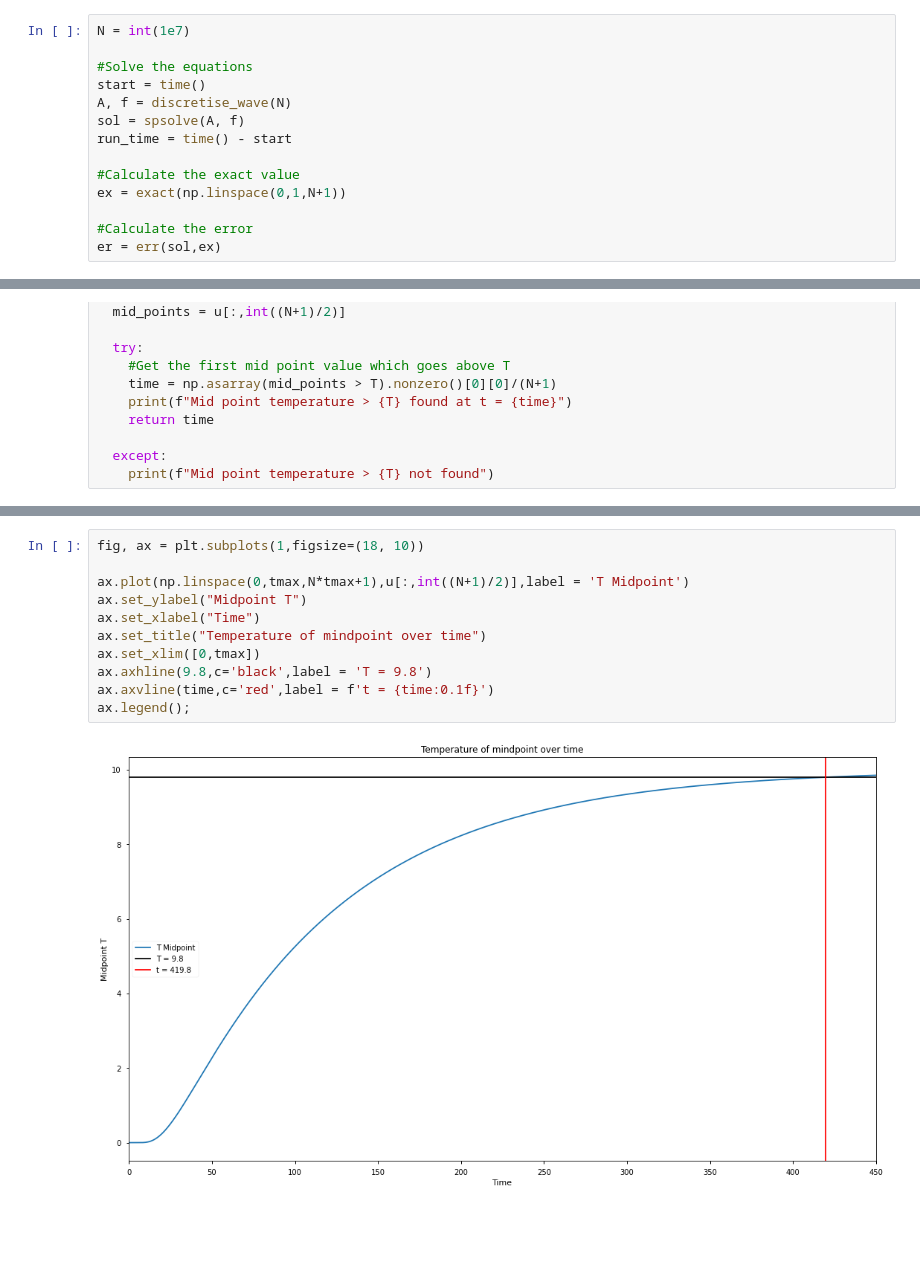
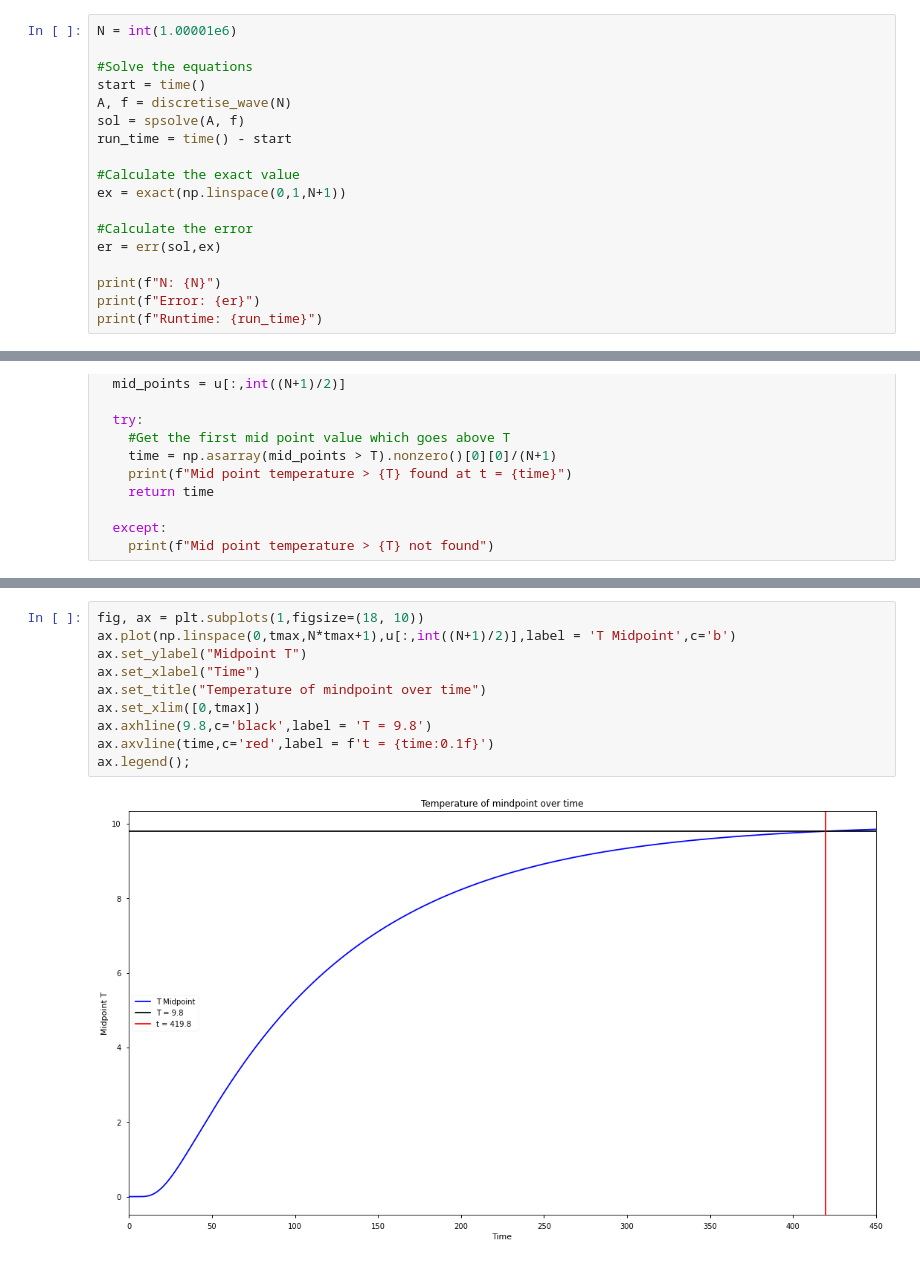
Before and after one commit to jhenderson0/HPC, a Jupyter notebook: Task 2/JH_task2.ipynb, the cells around one changed output, grey strips where cells are left out. Drawn from its saved outputs; the diff is of its cells as text; blank space fills up the shorter version.

```diff
--- a/Task 2/JH_task2.ipynb
+++ b/Task 2/JH_task2.ipynb
@@ -350,5 +350,5 @@ Runtime: 2.3652076721191406
 # %%
-N = int(1e7)
+N = int(1.00001e6)
 
 #Solve the equations
 start = time()
@@ -361,3 +361,7 @@ ex = exact(np.linspace(0,1,N+1))
 
 #Calculate the error
 er = err(sol,ex)
+
+print(f"N: {N}")
+print(f"Error: {er}")
+print(f"Runtime: {run_time}")
@@ -645,14 +646,13 @@ time = find_time(u,9.8)
 Mid point temperature > 9.8 found at t = 419.79551122194516
 # %%
 fig, ax = plt.subplots(1,figsize=(18, 10))
-
-ax.plot(np.linspace(0,tmax,N*tmax+1),u[:,int((N+1)/2)],label = 'T Midpoint')
+ax.plot(np.linspace(0,tmax,N*tmax+1),u[:,int((N+1)/2)],label = 'T Midpoint',c='b')
 ax.set_ylabel("Midpoint T")
 ax.set_xlabel("Time")
 ax.set_title("Temperature of mindpoint over time")
 ax.set_xlim([0,tmax])
 ax.axhline(9.8,c='black',label = 'T = 9.8')
 ax.axvline(time,c='red',label = f't = {time:0.1f}')
 ax.legend();
 # %% [output]
-[figure, old version]
+[figure, new version]
```
Also changed, not shown: parts of 9 cells of this notebook.
